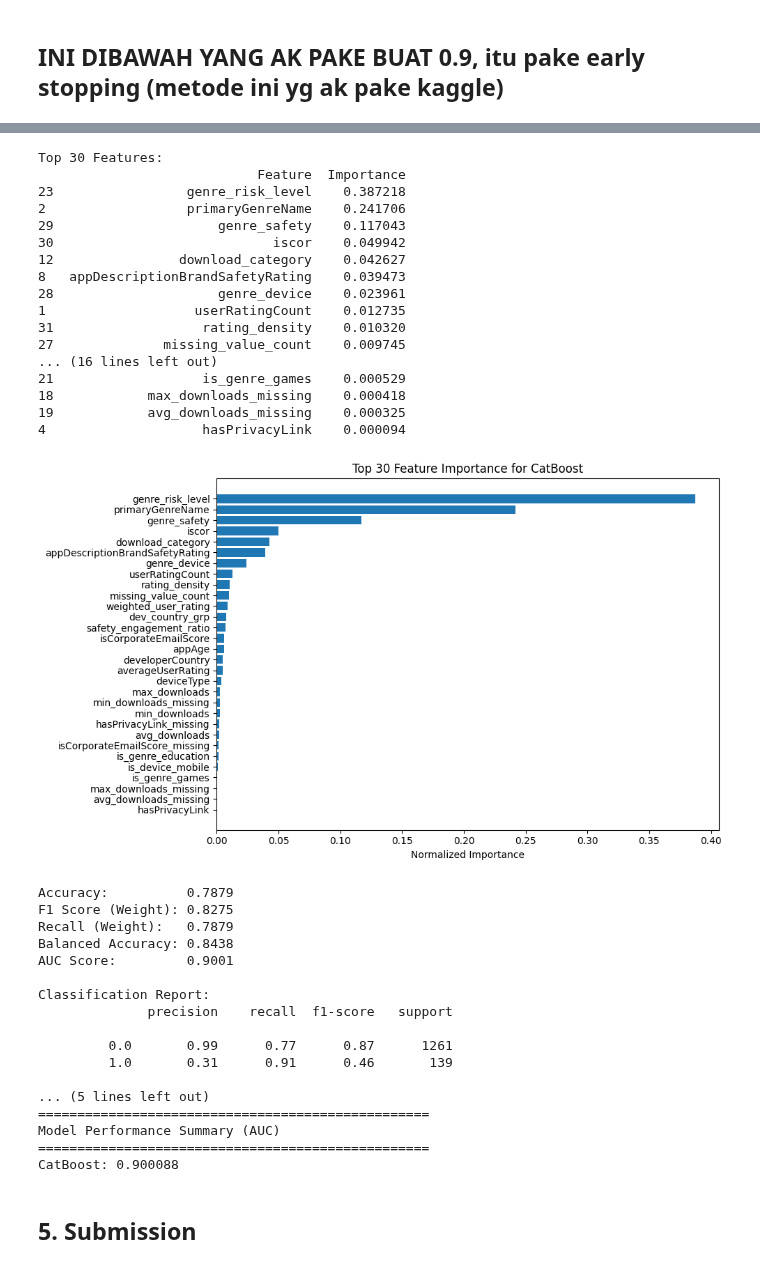
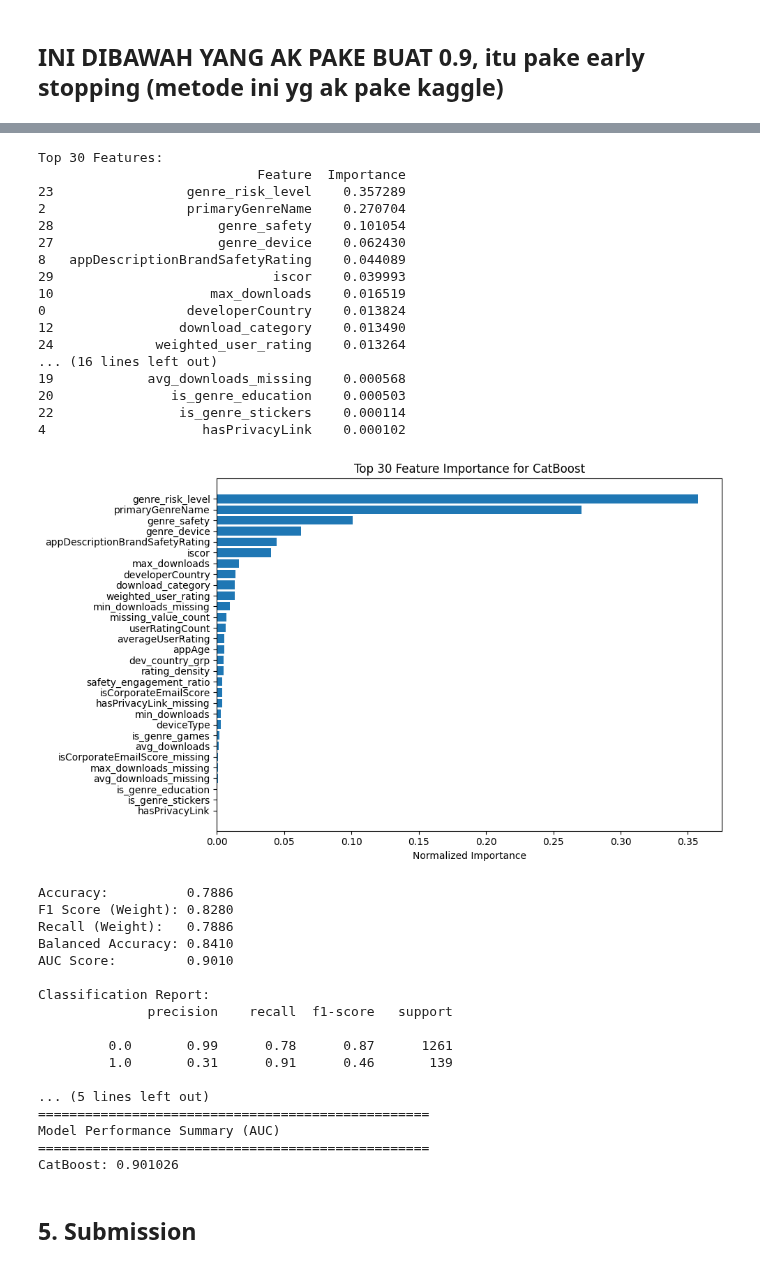
Before and after one commit to Reasondro/FindIT, a Jupyter notebook: Find_IT_Ale_New.ipynb, the cells around one changed output, grey strips where cells are left out. Cells and saved outputs as stored; diff of their text form; code cells hidden in the pictures.

```diff
--- a/Find_IT_Ale_New.ipynb
+++ b/Find_IT_Ale_New.ipynb
@@ -1504,11 +1504,11 @@ class FeatureCreator(BaseEstimator, TransformerMixin):
             if self.verbose:
                 print("  - Created original genre features: is_genre_education, is_genre_games, is_genre_stickers, genre_risk_level")
 
-        # 2. Device Type Flag
-        if 'deviceType' in X_.columns:
-            X_['is_device_mobile'] = X_['deviceType'].isin(['smartphone', 'tablet']).astype(int)
-            created_features_in_run.append('is_device_mobile')
-            if self.verbose: print("  - Created original device flag: is_device_mobile")
+        # # 2. Device Type Flag
+        # if 'deviceType' in X_.columns:
+        #     X_['is_device_mobile'] = X_['deviceType'].isin(['smartphone', 'tablet']).astype(int)
+        #     created_features_in_run.append('is_device_mobile')
+        #     if self.verbose: print("  - Created original device flag: is_device_mobile")
 
         # 3. Weighted User Rating
         if 'userRatingCount' in X_.columns and 'averageUserRating' in X_.columns:
@@ -2552,8 +2552,11 @@ models = {
         # depth=4, ## ? better ish
         # l2_leaf_reg=9, ##? better ish
         # depth=6, ## ? better ish 10,6??
-        depth=12, ## ? better ish 10,6??
+        # depth=12, ## ? better ish 10,6??
+        depth=14, ## ? better ish 10,6??
+        # depth=10, ## ? better ish 10,6??
         l2_leaf_reg=9, ##? better ish
+        # l2_leaf_reg=12, ##? better ish
         loss_function='Logloss',
         eval_metric='AUC',
         random_seed=42,
@@ -2595,38 +2598,38 @@ Shrink model to first 70 iterations.
 Top 30 Features:
                             Feature  Importance
-23                 genre_risk_level    0.387218
-2                  primaryGenreName    0.241706
-29                     genre_safety    0.117043
-30                            iscor    0.049942
-12                download_category    0.042627
-8   appDescriptionBrandSafetyRating    0.039473
-28                     genre_device    0.023961
-1                   userRatingCount    0.012735
-31                   rating_density    0.010320
-27              missing_value_count    0.009745
+23                 genre_risk_level    0.357289
+2                  primaryGenreName    0.270704
+28                     genre_safety    0.101054
+27                     genre_device    0.062430
+8   appDescriptionBrandSafetyRating    0.044089
+29                            iscor    0.039993
+10                    max_downloads    0.016519
+0                  developerCountry    0.013824
+12                download_category    0.013490
+24             weighted_user_rating    0.013264
 ... (16 lines left out)
-21                   is_genre_games    0.000529
-18            max_downloads_missing    0.000418
-19            avg_downloads_missing    0.000325
-4                    hasPrivacyLink    0.000094
+19            avg_downloads_missing    0.000568
+20               is_genre_education    0.000503
+22                is_genre_stickers    0.000114
+4                    hasPrivacyLink    0.000102
-[figure, old version]
+[figure, new version]
-Accuracy:          0.7879
-F1 Score (Weight): 0.8275
-Recall (Weight):   0.7879
-Balanced Accuracy: 0.8438
-AUC Score:         0.9001
+Accuracy:          0.7886
+F1 Score (Weight): 0.8280
+Recall (Weight):   0.7886
+Balanced Accuracy: 0.8410
+AUC Score:         0.9010
 
 Classification Report:
               precision    recall  f1-score   support
 
-         0.0       0.99      0.77      0.87      1261
+         0.0       0.99      0.78      0.87      1261
          1.0       0.31      0.91      0.46       139
 
 ... (5 lines left out)
 ==================================================
 Model Performance Summary (AUC)
 ==================================================
-CatBoost: 0.900088
+CatBoost: 0.901026
 # %%
 # # ? RUNNING kfold
 # from sklearn.model_selection import StratifiedKFold
```
Also changed, not shown: parts of 8 cells of this notebook.
